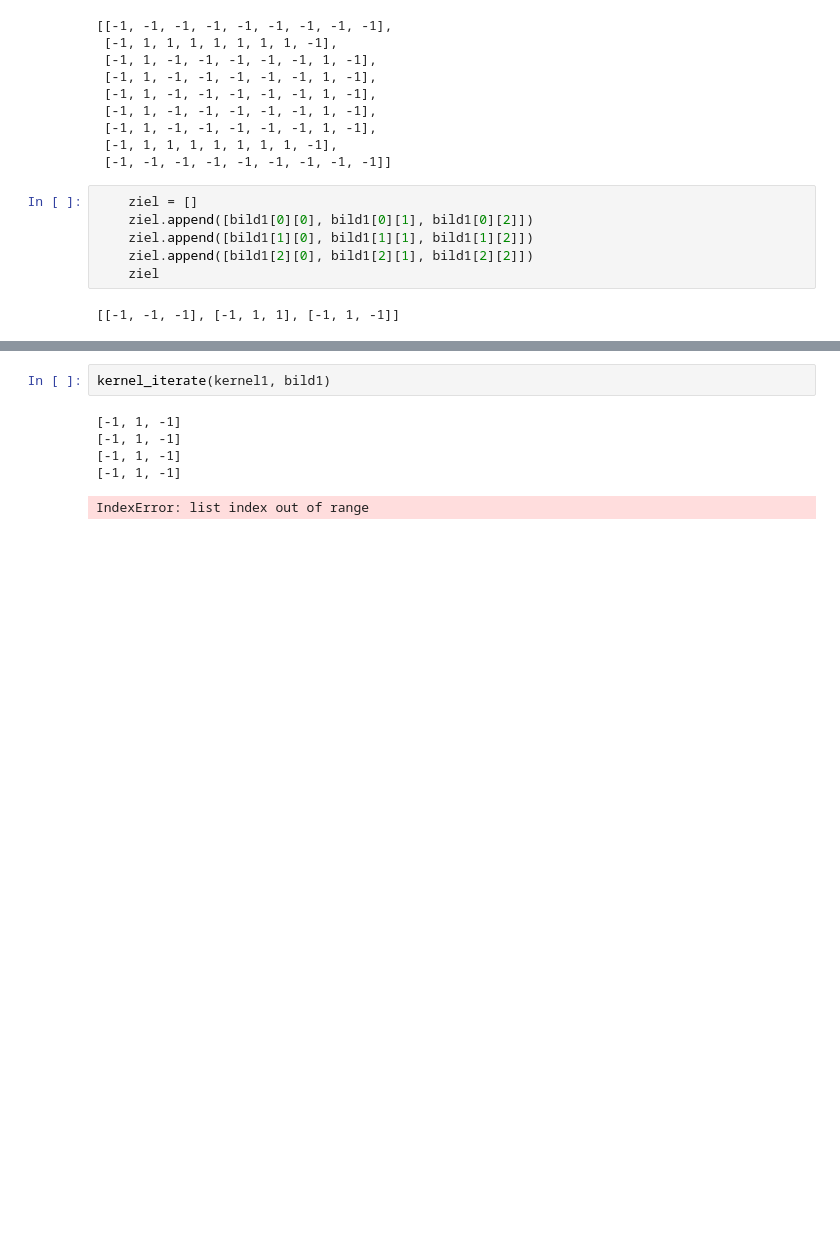
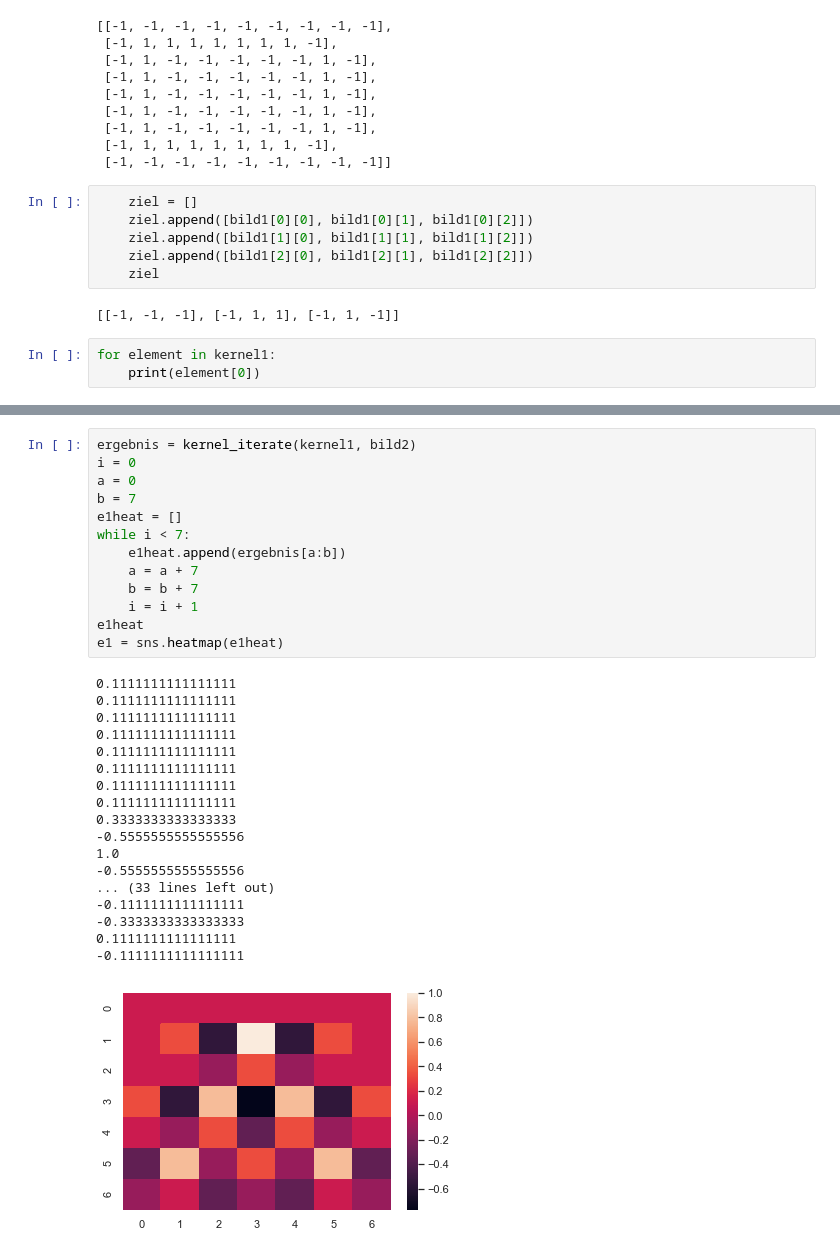
Before and after one commit to ybuchmeier/KI_Sem5, a Jupyter notebook: Uebungsblatt.ipynb, the cells around one changed output, grey strips where cells are left out. Cells and saved outputs as stored; diff of their text form; blank space fills up the shorter version.

Commit message:
added one filter iteration
added one filter iteration in a extra method, data preparation and visualization done afterwards

```diff
--- a/Uebungsblatt.ipynb
+++ b/Uebungsblatt.ipynb
@@ -125,3 +125,6 @@ bild1
     ziel
 # %% [output]
 [[-1, -1, -1], [-1, 1, 1], [-1, 1, -1]]
+# %%
+for element in kernel1:
+    print(element[0])
@@ -153,9 +239,33 @@ def kernel_iterate(kernel: list, bild: list):
     return ergebnis
 # %%
-kernel_iterate(kernel1, bild1)
+ergebnis = kernel_iterate(kernel1, bild2)
+i = 0
+a = 0
+b = 7
+e1heat = []
+while i < 7:
+    e1heat.append(ergebnis[a:b])
+    a = a + 7
+    b = b + 7
+    i = i + 1
+e1heat
+e1 = sns.heatmap(e1heat)
 # %% [output]
-[-1, 1, -1]
-[-1, 1, -1]
-[-1, 1, -1]
-[-1, 1, -1]
+0.1111111111111111
+0.1111111111111111
+0.1111111111111111
+0.1111111111111111
+0.1111111111111111
+0.1111111111111111
+0.1111111111111111
+0.1111111111111111
+0.3333333333333333
+-0.5555555555555556
+1.0
+-0.5555555555555556
+... (33 lines left out)
+-0.1111111111111111
+-0.3333333333333333
+0.1111111111111111
+-0.1111111111111111
-IndexError: list index out of range
+[figure, added]
```
Also changed, not shown: parts of 2 cells of this notebook.
